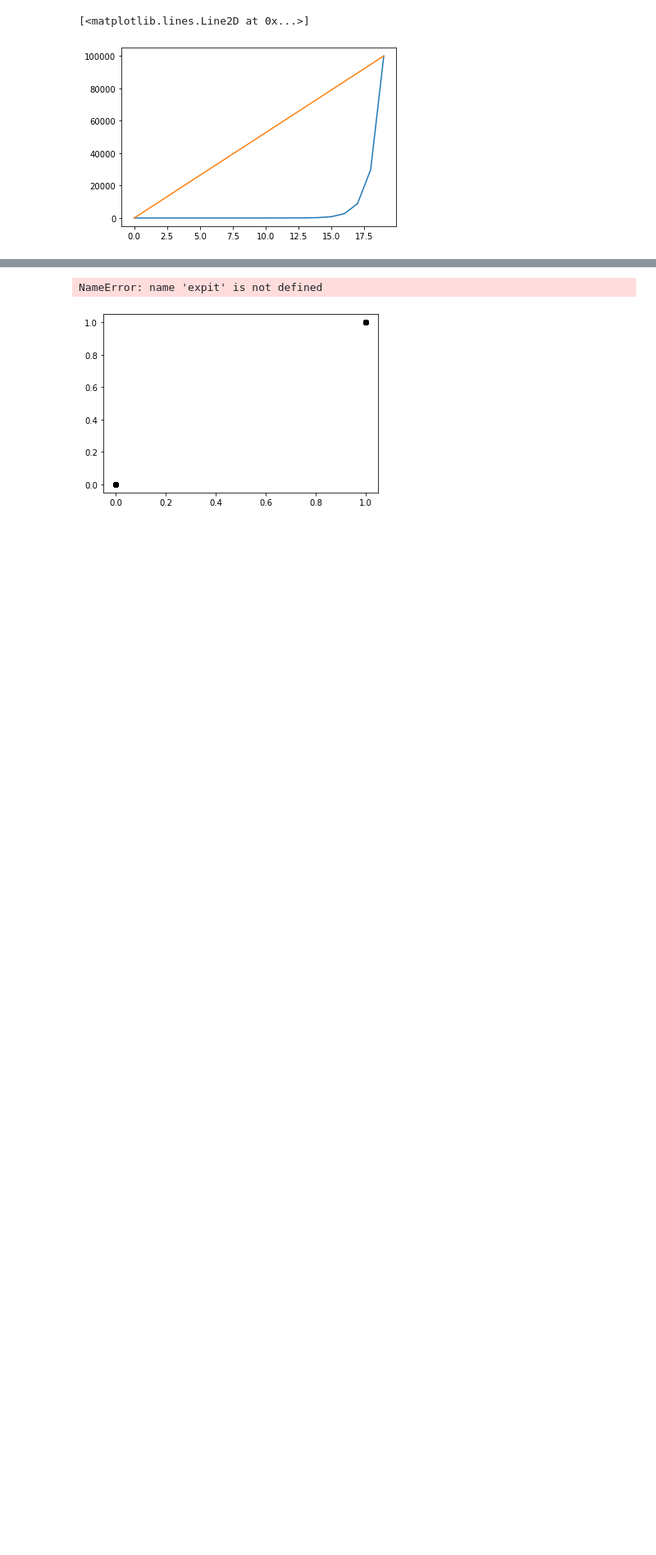
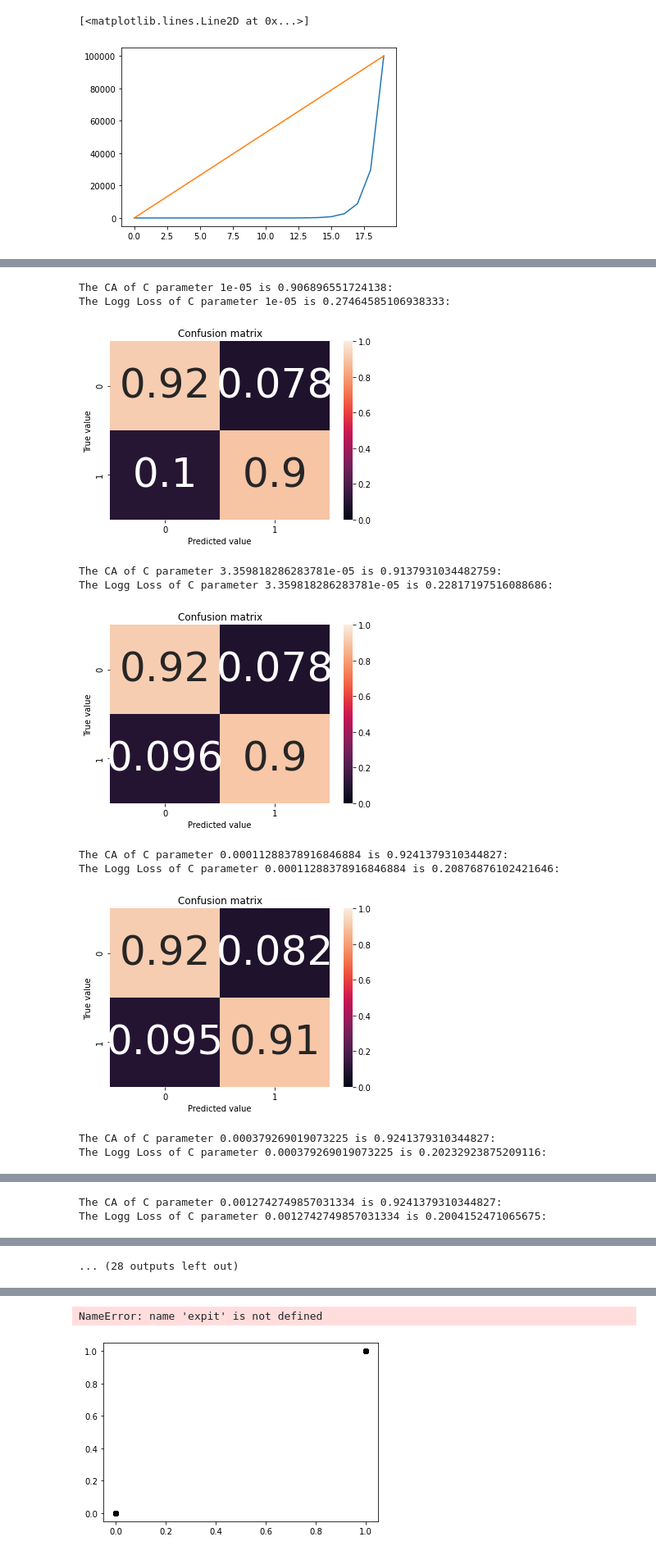
Before and after one commit to anggidast/Skripsweet, a Jupyter notebook: LogisticRegression.ipynb, the cells around one changed output, grey strips where cells are left out. Shown at 82% size. Drawn from its saved outputs; the diff is of its cells as text; code cells hidden in the pictures; blank space fills up the shorter version.

```diff
--- a/LogisticRegression.ipynb
+++ b/LogisticRegression.ipynb
@@ -322,13 +317,11 @@ Logarithmic_Loss = []
 for c in C_List:
     model2 = LogisticRegression(random_state=10, solver = 'lbfgs', C=c)
     model2.fit(X_train_smote, y_train_smote)
-    #X_test2 = np.array(X_test).reshape(-1, 1)
-    #y_test2 = np.array(y_test).reshape(-1, 1)
     score = model2.score(X_test, y_test)
     CA.append(score)
     print("The CA of C parameter {} is {}:".format(c, score))
     pred_proba_t = model2.predict_proba(X_test)
-    log_loss2 = log_loss(y_test2, pred_proba_t)
+    log_loss2 = log_loss(y_test, pred_proba_t)
     Logarithmic_Loss.append(log_loss2)
     print("The Logg Loss of C parameter {} is {}:".format(c, log_loss2))
     print("")
@@ -346,9 +391,9 @@ kf = KFold(n_splits=3, random_state=0, shuffle=True)
 model3 = LogisticRegressionCV(random_state=15, Cs = C_List, solver ='lbfgs')
 model3.fit(X_train_smote, y_train_smote)
 print("The CA is:", model3.score(X_test, y_test))
-pred_proba_t = Log_reg3.predict_proba(X_test)
+pred_proba_t = model3.predict_proba(X_test)
 log_loss3 = log_loss(y_test, pred_proba_t)
 print("The Logistic Loss is: ", log_loss3)
 
-print("The optimal C parameter is: ", Log_reg3.C_)
+print("The optimal C parameter is: ", model3.C_)
 # %% [output]
@@ -358,0 +403,39 @@ array=[-5.         -4.94983278 -4.89966555 -4.84949833 -4.7993311  -4.74916388
+# %%
+# K-fold Cross Validation
+# Maybe we have a different metric we want to track
+
+# Looping over the parameters
+
+C_List = np.geomspace(1e-5, 1e5, num=20)
+CA = []
+Logarithmic_Loss = []
+
+for c in C_List:
+    model2 = LogisticRegression(random_state=10, solver = 'lbfgs', C=c)
+    model2.fit(X_train_smote, y_train_smote)
+    score = model2.score(X_test, y_test)
+    CA.append(score)
+    print("The CA of C parameter {} is {}:".format(c, score))
+    pred_proba_t = model2.predict_proba(X_test)
+    log_loss2 = log_loss(y_test, pred_proba_t)
+    Logarithmic_Loss.append(log_loss2)
+    print("The Logg Loss of C parameter {} is {}:".format(c, log_loss2))
+    print("")
+
+    y_pred2 = model2.predict(X_train_smote)
+    cm = confusion_matrix(y_train_smote, y_pred2)
+    cm_norm = cm / cm.sum(axis=1).reshape(-1,1)
+    plot_confusion_matrix(cm_norm, classes = model.classes_, title='Confusion matrix')
+    plt.show()
+# %% [output]
+The CA of C parameter 1e-05 is 0.906896551724138:
+The Logg Loss of C parameter 1e-05 is 0.27464585106938333:
+[figure, added]
+The CA of C parameter 3.359818286283781e-05 is 0.9137931034482759:
+The Logg Loss of C parameter 3.359818286283781e-05 is 0.22817197516088686:
+[figure, added]
+The CA of C parameter 0.00011288378916846884 is 0.9241379310344827:
+The Logg Loss of C parameter 0.00011288378916846884 is 0.20876876102421646:
+[figure, added]
+The CA of C parameter 0.000379269019073225 is 0.9241379310344827:
+The Logg Loss of C parameter 0.000379269019073225 is 0.20232923875209116:
@@ -358,0 +443,2 @@ array=[-5.         -4.94983278 -4.89966555 -4.84949833 -4.7993311  -4.74916388
+The CA of C parameter 0.0012742749857031334 is 0.9241379310344827:
+The Logg Loss of C parameter 0.0012742749857031334 is 0.2004152471065675:
@@ -358,0 +449 @@ array=[-5.         -4.94983278 -4.89966555 -4.84949833 -4.7993311  -4.74916388
+... (28 outputs left out)
```
Also changed, not shown: parts of 26 cells of this notebook.
